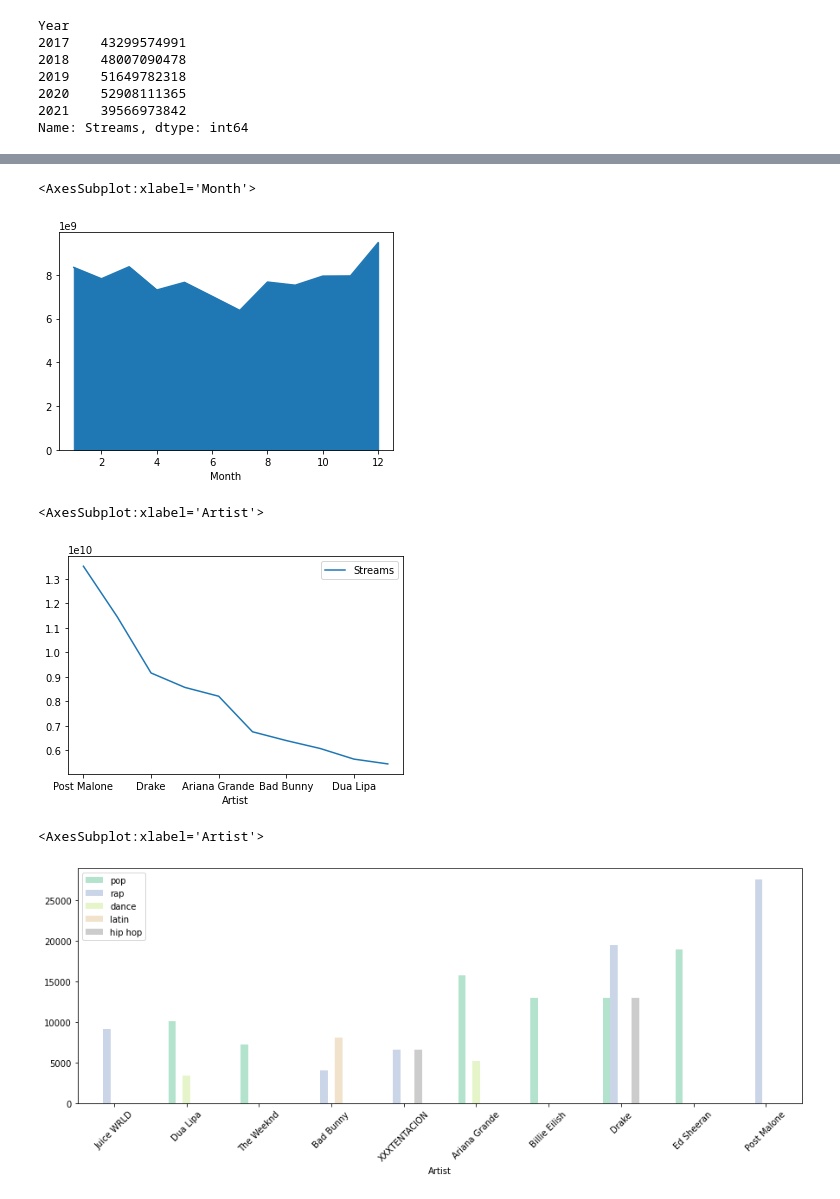
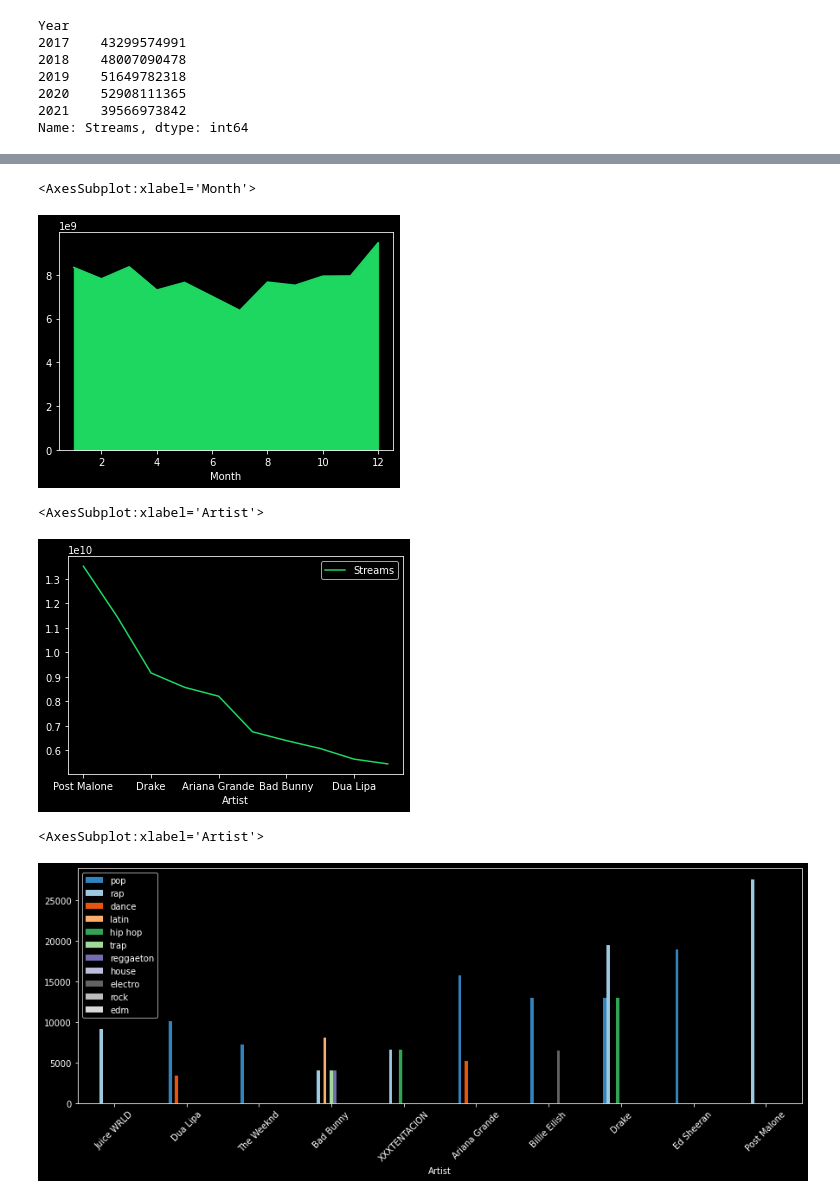
Before and after one commit to StavrosTs/Project-EDA---Spotify, a Jupyter notebook: Analysis/Analysis Process.ipynb, the cells around one changed output, grey strips where cells are left out. Drawn from its saved outputs; the diff is of its cells as text; code cells hidden in the pictures.

```diff
--- a/Analysis/Analysis Process.ipynb
+++ b/Analysis/Analysis Process.ipynb
@@ -126,7 +126,8 @@ lists = sorted(analysis_dict.items(), key=lambda kv: kv[1], reverse=True)
 
 x, y = zip(*lists)
 
+plt.style.use("dark_background")
 plt.figure(figsize=(20,10))
-plt.bar(x[0:11], y[0:11])
+plt.bar(x[0:11], y[0:11],color='#1ED761')
 plt.show()
 # %% [output]
@@ -191,18 +194,18 @@ year_data.loc[2019].plot.area()
 # %%
-year_data.loc[2020].plot.area()
+year_data.loc[2020].plot.area(color='#1ED761')
 # %% [output]
 <AxesSubplot:xlabel='Month'>
-[figure, old version]
+[figure, new version]
 # %%
-data_sp.groupby(['Artist']).sum().sort_values('Streams',ascending=0).head(10).plot.line(y='Streams')
+data_sp.groupby(['Artist']).sum().sort_values('Streams',ascending=0).head(10).plot.line(y='Streams',color='#1ED761')
 # %% [output]
 <AxesSubplot:xlabel='Artist'>
-[figure, old version]
+[figure, new version]
 # %%
-data_sp.groupby(['Artist']).sum().sort_values('Streams').tail(10).plot.bar(figsize=(15,5),y=top_five,rot=45,colormap='Pastel2')
+data_sp.groupby(['Artist']).sum().sort_values('Streams').tail(10).plot.bar(figsize=(15,5),y=top_ten,rot=45,colormap='tab20c')
 # %% [output]
 <AxesSubplot:xlabel='Artist'>
-[figure, old version]
+[figure, new version]
 # %%
 # month_dict = {1:'Jan',2:'Feb',3:'Mar',4:'Apr',5:'May',6:'Jun',7:'Jul',8:'Aug',9:'Sep',10:'Oct',11:'Nov',12:'Dec'}
 # data_sp = data_sp.replace({'Month': month_dict})
```
Also changed, not shown: parts of 8 cells of this notebook.
